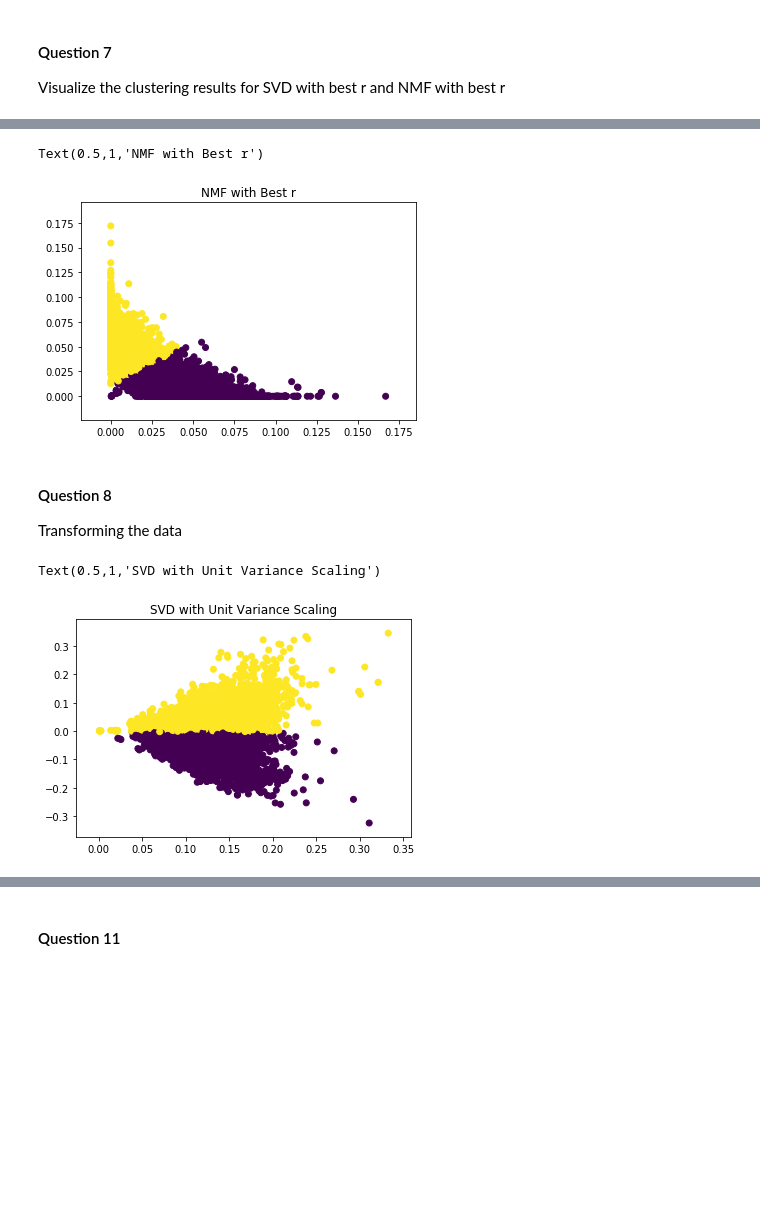
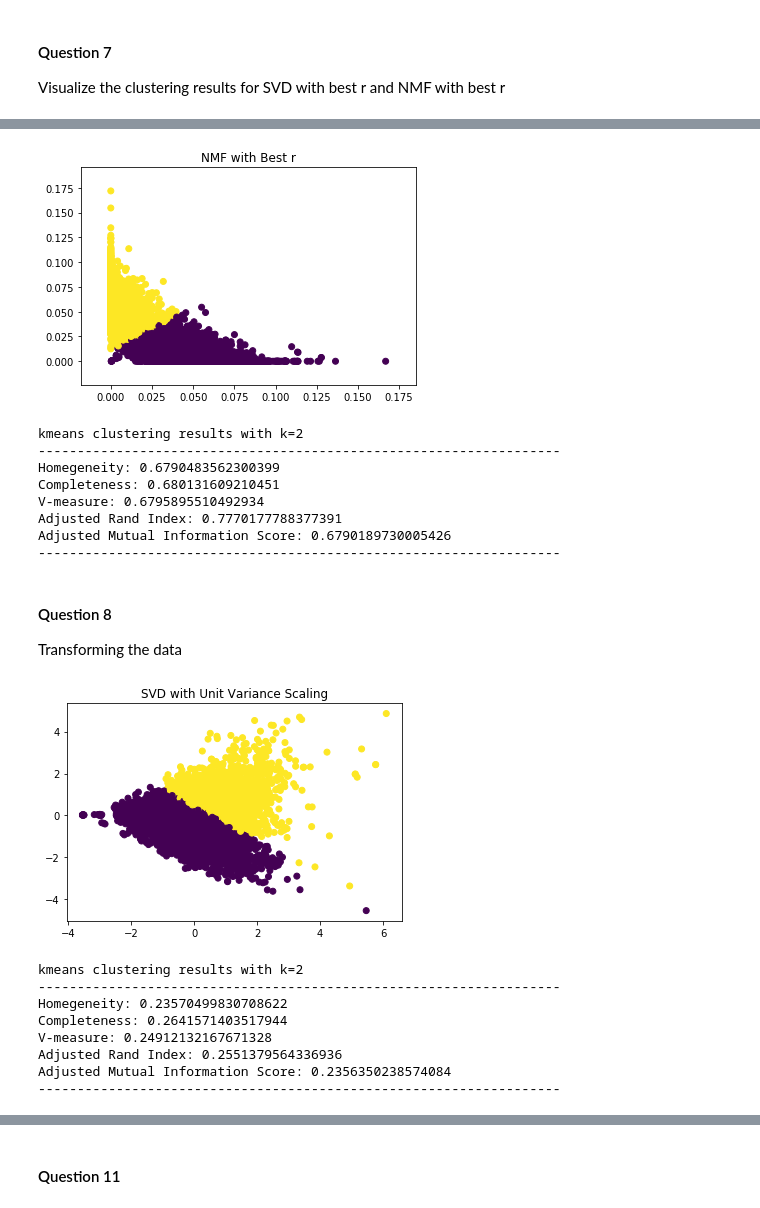
Before and after one commit to 219Winter2019adjz/Project2, a Jupyter notebook: Proj2.ipynb, the cells around one changed output, grey strips where cells are left out. Cells and saved outputs as stored; diff of their text form; code cells hidden in the pictures; blank space fills up the shorter version.

```diff
--- a/Proj2.ipynb
+++ b/Proj2.ipynb
@@ -361,30 +371,35 @@ Text(0.5,1,'NMF with Ground Truth')
 # %%
 # NMF with best r
 
 # Reset NMF
 
 nmf = NMF(n_components=NMF_best_r)
 X_data_nmf_r = nmf.fit_transform(X_data_tfidf)
 nmf_kmeans = KMeans(n_clusters=2, random_state=0, max_iter=1000, n_init=40).fit(X_data_nmf_r)
 
 nmf_to_label = nmf_kmeans.labels_
 
 color_nmf = np.zeros(len(nmf_to_label))
 
 for i in range(len(nmf_to_label)):
     if nmf_to_label[i] == 1:
         color_nmf[i] = 1
 
-# Redefine NMF for ploting
-nmf = NMF(n_components=NMF_best_r)
-X_data_nmf_r = nmf.fit_transform(X_data_tfidf)
-nmf_to_plot = X_data_nmf_r[:, 0:2] # Take the first two columns of the NMF Data to plot
+plt.scatter(X_data_nmf_r[:,0] ,X_data_nmf_r[:,1], c = color_nmf)
+plt.title('NMF with Best r')
+plt.show()
 
-plt.scatter(nmf_to_plot[:,0] ,nmf_to_plot[:,1], c = color_nmf)
-plt.title('NMF with Best r')
+scores(twenty_binary_labels, nmf_to_label)
 # %% [output]
+[figure]
-Text(0.5,1,'NMF with Best r')
+kmeans clustering results with k=2
+-------------------------------------------------------------------
+Homegeneity: 0.6790483562300399
+Completeness: 0.680131609210451
+V-measure: 0.6795895510492934
+Adjusted Rand Index: 0.7770177788377391
+Adjusted Mutual Information Score: 0.6790189730005426
+-------------------------------------------------------------------
-[figure]
 # %% [markdown]
 #### Question 8
 
@@ -407,21 +422,29 @@ def scaling (features): # Each column of the reduced dimension data has unit var
 svd_uv_transform = scaling(X_data_svd_r)
 svd_kmeans = KMeans(n_clusters=2, random_state=0, max_iter=1000, n_init=40).fit(svd_uv_transform.T[0:SVD_best_r].T)
 
-svd_to_plot = svd_kmeans.labels_
+svd_uv_labels = svd_kmeans.labels_
 
-color_svd = np.zeros(len(svd_to_plot))
+color_svd = np.zeros(len(svd_uv_labels))
 
-for i in range(len(svd_to_plot)):
-    if svd_to_plot[i] == 0:
+for i in range(len(svd_uv_labels)):
+    if svd_uv_labels[i] == 0:
         color_svd[i] = 1
 
-np.shape(svd_to_plot)
+plt.scatter(svd_uv_transform[:,0] ,svd_uv_transform[:,1], c = color_svd)
+plt.title('SVD with Unit Variance Scaling')
+plt.show()
 
-plt.scatter(data_svd_to_plot[:,0] ,data_svd_to_plot[:,1], c = color_svd)
-plt.title('SVD with Unit Variance Scaling')
+scores(twenty_binary_labels, svd_uv_labels)
 # %% [output]
+[figure, new version]
-Text(0.5,1,'SVD with Unit Variance Scaling')
+kmeans clustering results with k=2
+-------------------------------------------------------------------
+Homegeneity: 0.23570499830708622
+Completeness: 0.2641571403517944
+V-measure: 0.24912132167671328
+Adjusted Rand Index: 0.2551379564336936
+Adjusted Mutual Information Score: 0.2356350238574084
+-------------------------------------------------------------------
-[figure, old version]
 # %%
 # NMF with Unit Variance Transform
 
```
Also changed, not shown: parts of 14 cells of this notebook, 1 other file.
